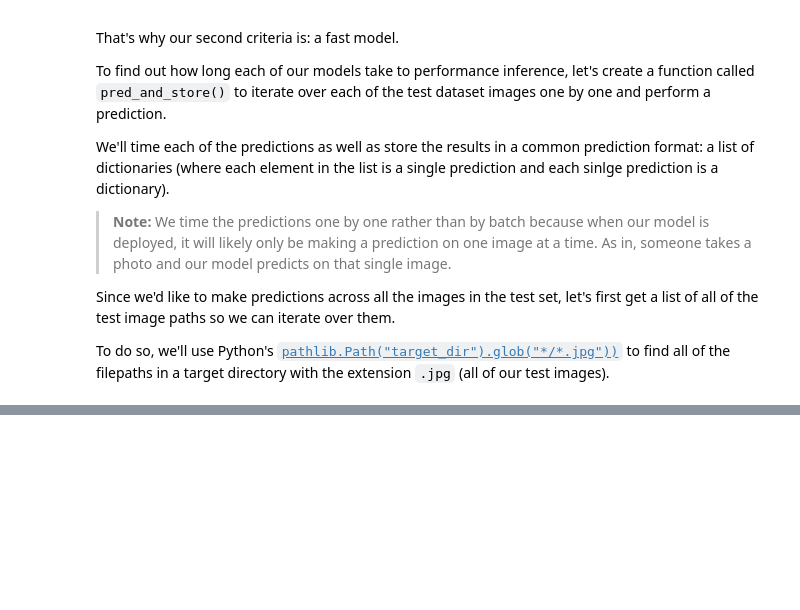
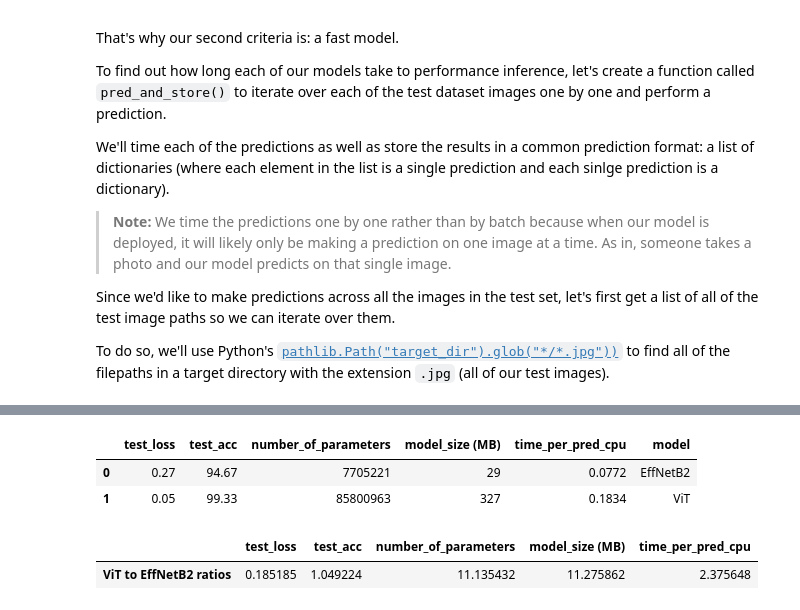
Before and after one commit to youssef-omarrr/Machine-and-deep-learning, a Jupyter notebook: PyTorch Course/Chapter 9/09_pytorch_model_deployment.ipynb, the cells around one changed output, grey strips where cells are left out. Cells and saved outputs as stored; diff of their text form; code cells hidden in the pictures; blank space fills up the shorter version.

```diff
--- a/PyTorch Course/Chapter 9/09_pytorch_model_deployment.ipynb
+++ b/PyTorch Course/Chapter 9/09_pytorch_model_deployment.ipynb
@@ -752,0 +1019,15 @@ To do so, we'll use Python's [`pathlib.Path("target_dir").glob("*/*.jpg"))`](htt
+# %%
+df = pd.DataFrame([effnetb2_stats, vit_stats])
+df ["model"] = ["EffNetB2", "ViT"]
+df
+# %% [output]
+|  | test_loss | test_acc | number_of_parameters | model_size (MB) | time_per_pred_cpu | model |
+| 0 | 0.27 | 94.67 | 7705221 | 29 | 0.0772 | EffNetB2 |
+| 1 | 0.05 | 99.33 | 85800963 | 327 | 0.1834 | ViT |
+# %%
+# Compare ViT to EffNetB2 across different characteristics
+pd.DataFrame(data=(df.set_index("model").loc["ViT"] / df.set_index("model").loc["EffNetB2"]), # divide ViT statistics by EffNetB2 statistics
+            columns=["ViT to EffNetB2 ratios"]).T
+# %% [output]
+|  | test_loss | test_acc | number_of_parameters | model_size (MB) | time_per_pred_cpu |
+| ViT to EffNetB2 ratios | 0.185185 | 1.049224 | 11.135432 | 11.275862 | 2.375648 |
```
Also changed, not shown: parts of 24 cells of this notebook, 2 other files.
